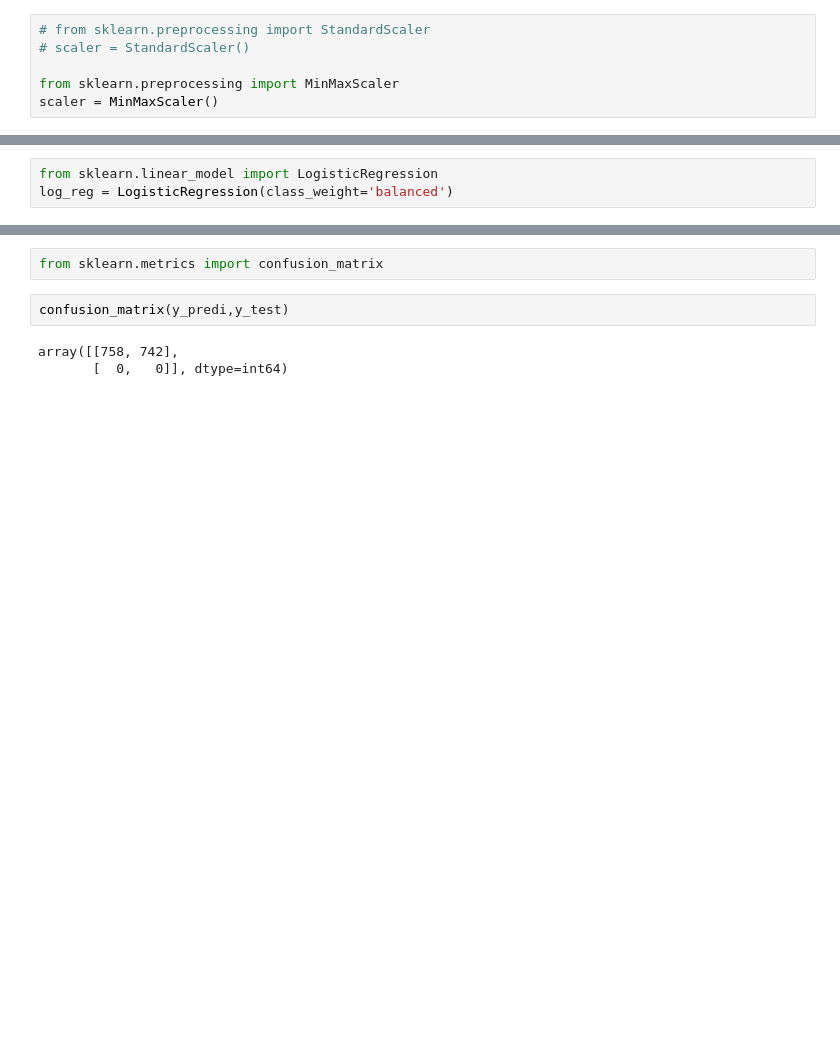
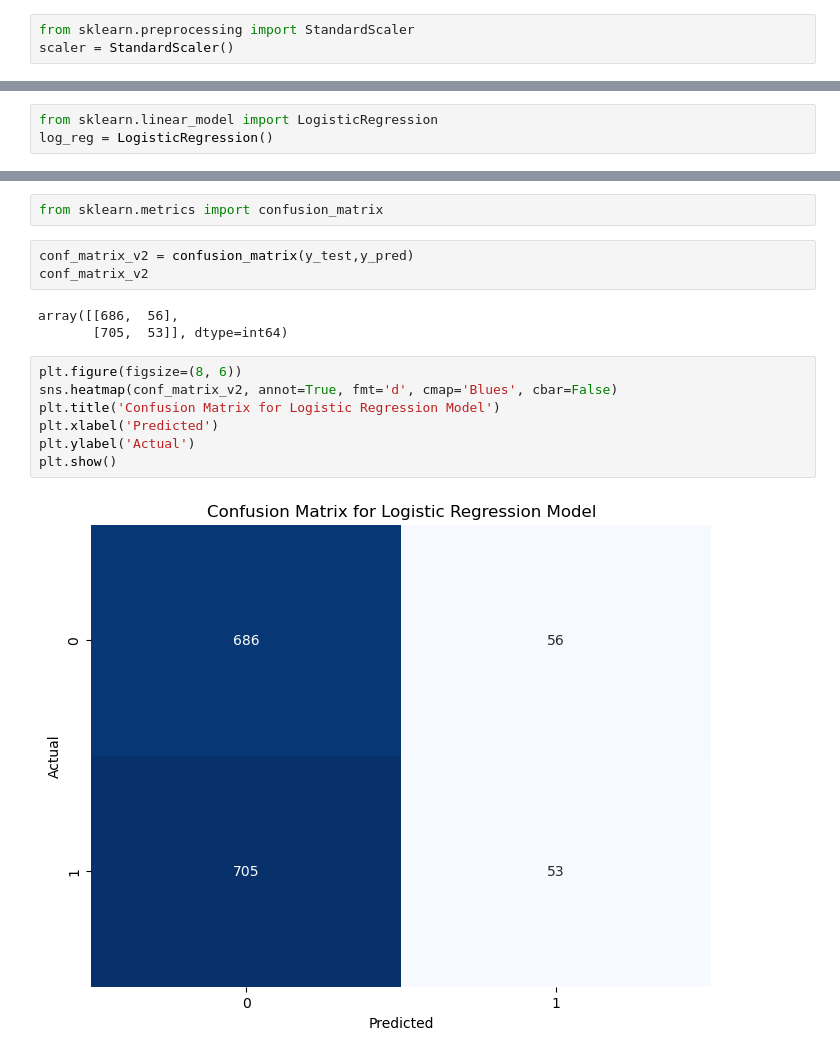
Before and after one commit to krishnabb01/Machine_Learning_algo, a Jupyter notebook: Logistic Regression/Logistic_regression.ipynb, the cells around one changed output, grey strips where cells are left out. Cells and saved outputs as stored; diff of their text form; blank space fills up the shorter version.

Commit message:
M_prediction

```diff
--- a/Logistic Regression/Logistic_regression.ipynb
+++ b/Logistic Regression/Logistic_regression.ipynb
@@ -101,17 +100,14 @@ df.drop(columns=["Age","Married","Id_Factor","Owns_House"],inplace=True)
 from sklearn.model_selection import train_test_split
 X_train, X_test, y_train, y_test = train_test_split(df.drop("Defaulted",axis=1), df["Defaulted"], test_size=0.3)
 # %%
-# from sklearn.preprocessing import StandardScaler
-# scaler = StandardScaler()
-
-from sklearn.preprocessing import MinMaxScaler
-scaler = MinMaxScaler()
+from sklearn.preprocessing import StandardScaler
+scaler = StandardScaler()
 # %%
 X_train_scaled = scaler.fit_transform(X_train)
 X_test_scaled = scaler.transform(X_test)
 # %%
 from sklearn.linear_model import LogisticRegression
-log_reg = LogisticRegression(class_weight='balanced')
+log_reg = LogisticRegression()
 # %%
 log_reg.fit(X_train_scaled,y_train)
 # %% [output]
@@ -197,8 +137,18 @@ cv.predict(scaler.transform([[35000,40000,800,0,3]]))
 array([0], dtype=int64)
 # %%
 from sklearn.metrics import confusion_matrix
-# %%
-confusion_matrix(y_predi,y_test)
-# %% [output]
-array([[758, 742],
-       [  0,   0]], dtype=int64)
+# %%
+conf_matrix_v2 = confusion_matrix(y_test,y_pred)
+conf_matrix_v2
+# %% [output]
+array([[686,  56],
+       [705,  53]], dtype=int64)
+# %%
+plt.figure(figsize=(8, 6))
+sns.heatmap(conf_matrix_v2, annot=True, fmt='d', cmap='Blues', cbar=False)
+plt.title('Confusion Matrix for Logistic Regression Model')
+plt.xlabel('Predicted')
+plt.ylabel('Actual')
+plt.show()
+# %% [output]
+[figure, added]
```
Also changed, not shown: parts of 14 cells of this notebook.
